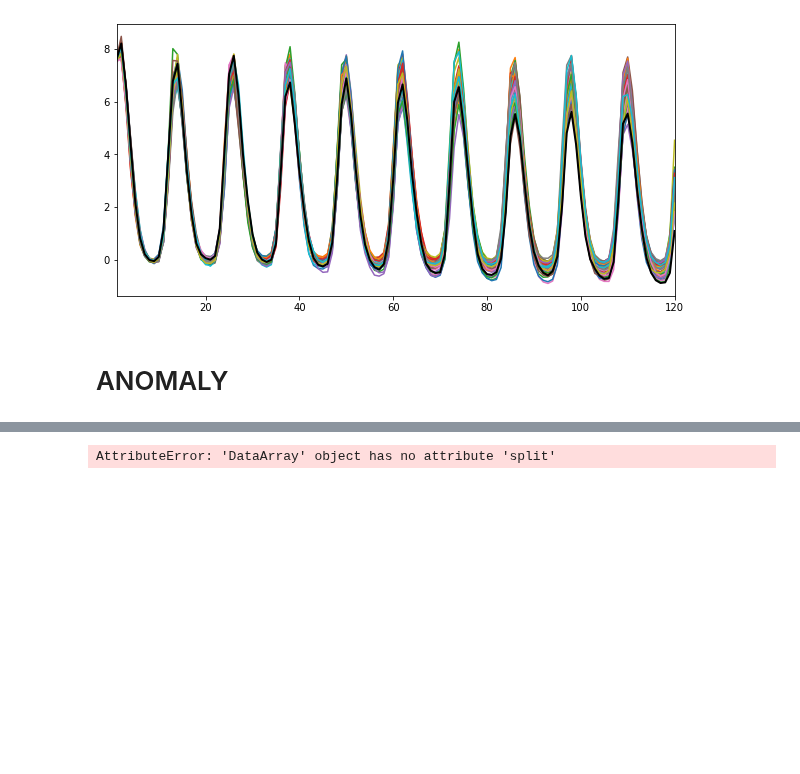
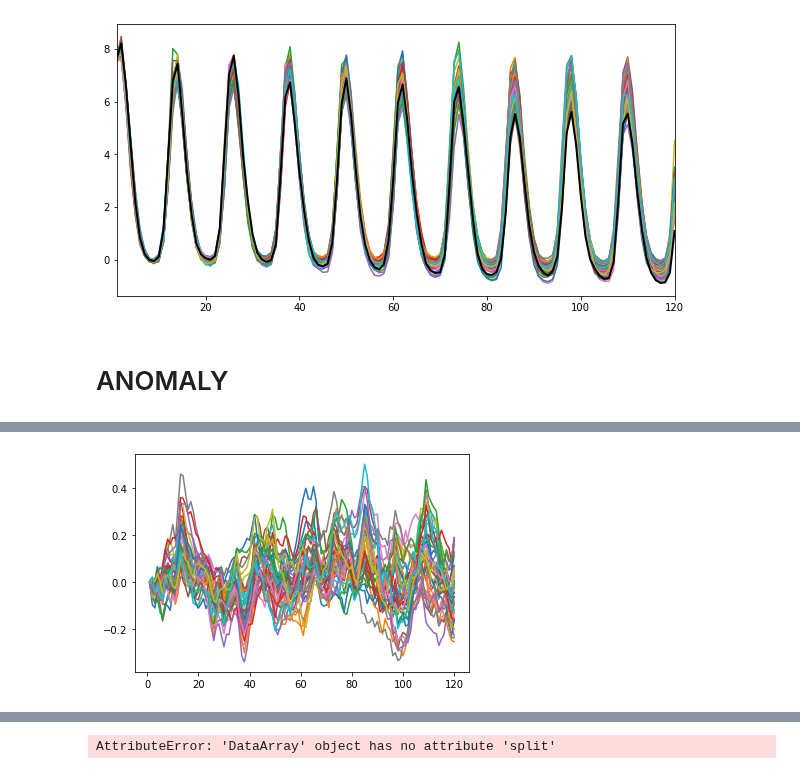
Before and after one commit to bbuchovecky/hmei, a Jupyter notebook: notebooks/ens_ppp_metrics.ipynb, the cells around one changed output, grey strips where cells are left out. Drawn from its saved outputs; the diff is of its cells as text; code cells hidden in the pictures; blank space fills up the shorter version.

```diff
--- a/notebooks/ens_ppp_metrics.ipynb
+++ b/notebooks/ens_ppp_metrics.ipynb
@@ -500,0 +791,7 @@ PermissionError: [Errno 13] Permission denied: b'/home/bbuchovecky/storage/so_pr
+# %%
+sst_ens_anomMean = compute_ens_anom_from_mean('sst', 'monthly', sst_global_monthly_mean, regional=False)
+
+for ens in range(40):
+    plt.plot(sst_ens_anomMean['nT'], sst_ens_anomMean['Global'][2,ens])
+# %% [output]
+[figure, added]
```
Also changed, not shown: parts of 26 cells of this notebook.
